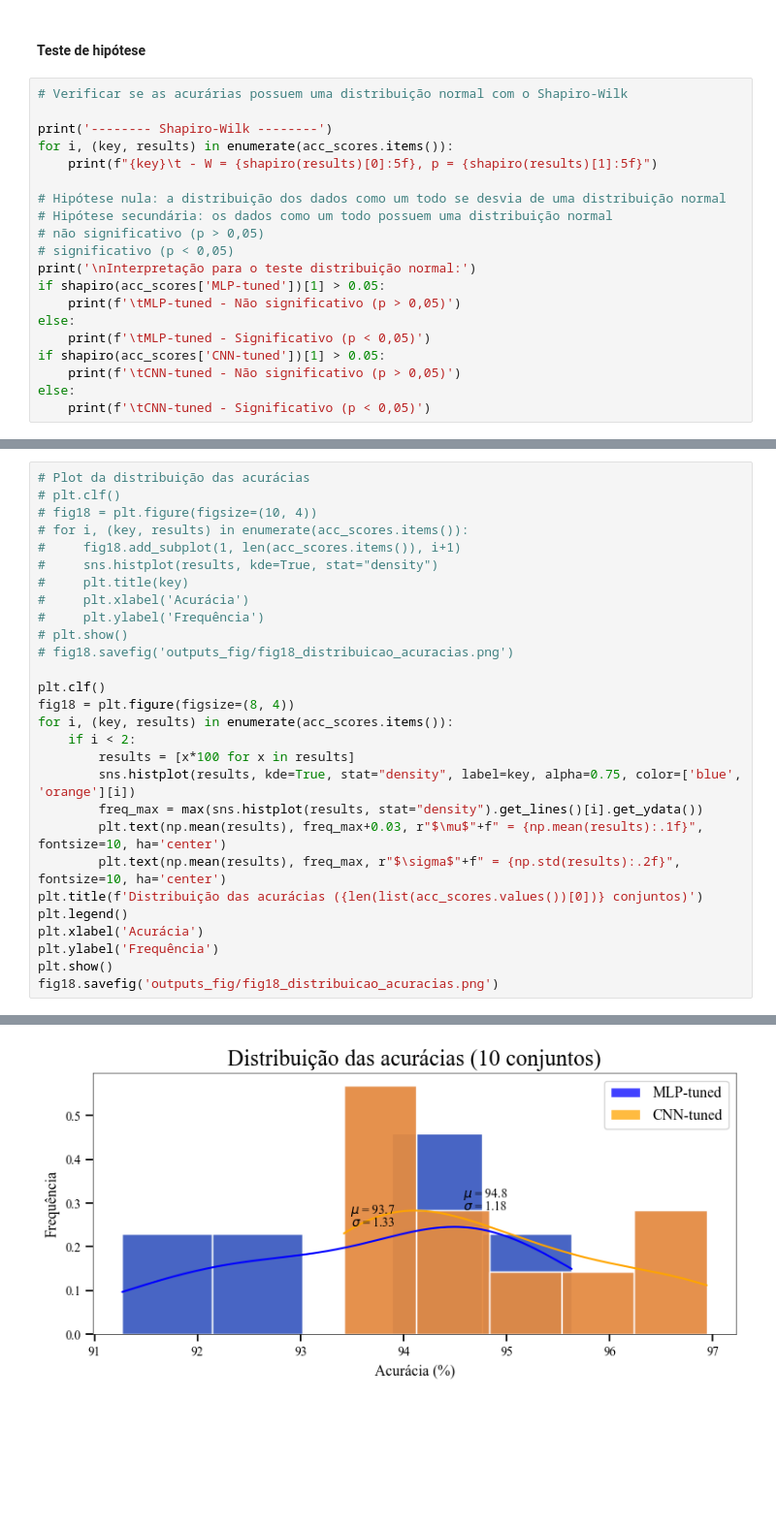
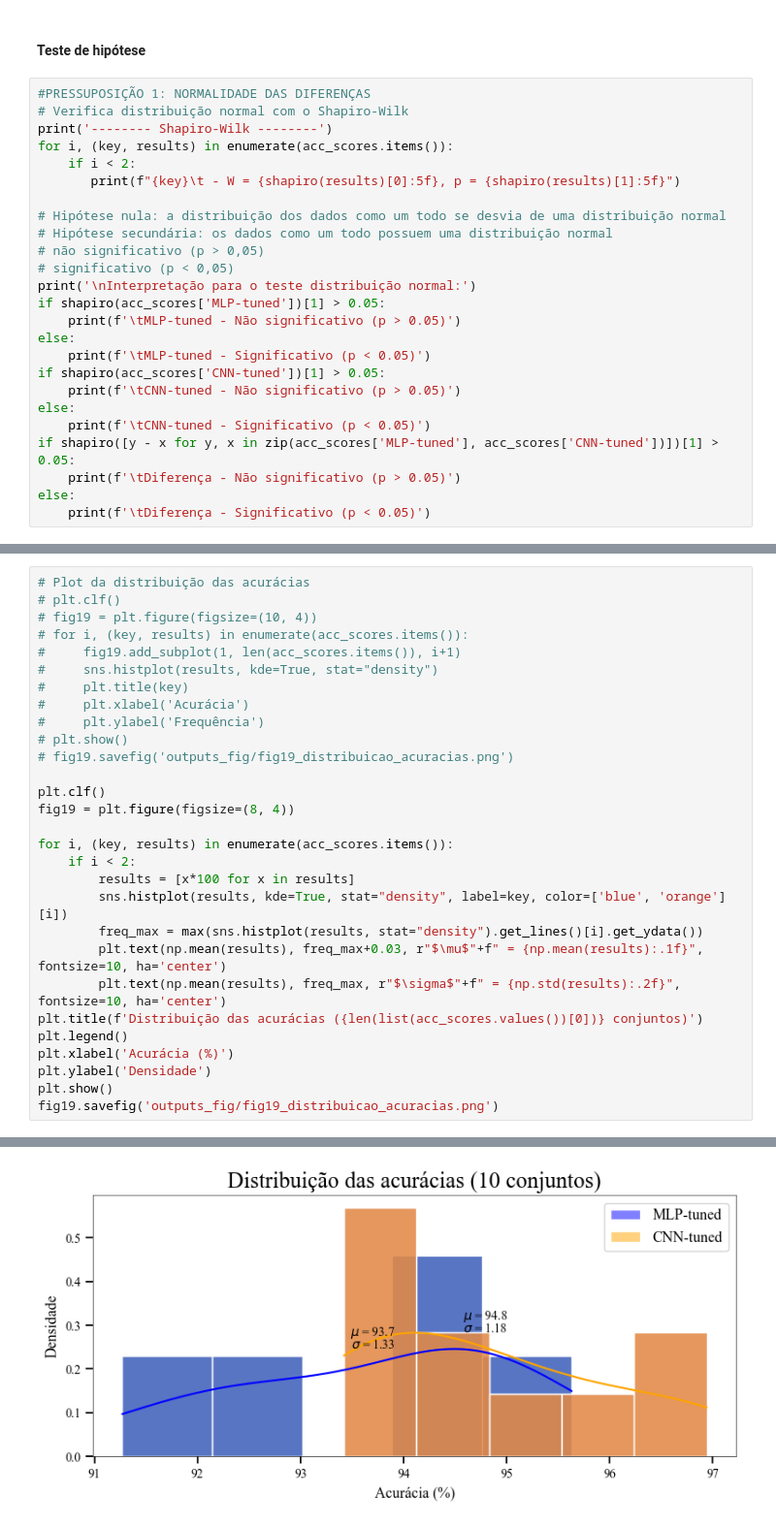
Before and after one commit to abner-lucas/EEG-Feature-Extraction-Classification, a Jupyter notebook: classification_wavelet.ipynb, the cells around one changed output, grey strips where cells are left out. Shown at 97% size. Cells and saved outputs as stored; diff of their text form; blank space fills up the shorter version.

```diff
--- a/classification_wavelet.ipynb
+++ b/classification_wavelet.ipynb
@@ -598,11 +598,12 @@ fig17.savefig('outputs_fig/fig17_acuracia_modelos.png')
 # %% [markdown]
 #### Teste de hipótese
 # %%
-# Verificar se as acurárias possuem uma distribuição normal com o Shapiro-Wilk
-
+#PRESSUPOSIÇÃO 1: NORMALIDADE DAS DIFERENÇAS
+# Verifica distribuição normal com o Shapiro-Wilk
 print('-------- Shapiro-Wilk --------')
 for i, (key, results) in enumerate(acc_scores.items()):
-    print(f"{key}\t - W = {shapiro(results)[0]:5f}, p = {shapiro(results)[1]:5f}")
+    if i < 2:
+       print(f"{key}\t - W = {shapiro(results)[0]:5f}, p = {shapiro(results)[1]:5f}")
 
 # Hipótese nula: a distribuição dos dados como um todo se desvia de uma distribuição normal
 # Hipótese secundária: os dados como um todo possuem uma distribuição normal
@@ -610,13 +611,17 @@ for i, (key, results) in enumerate(acc_scores.items()):
 # significativo (p < 0,05)
 print('\nInterpretação para o teste distribuição normal:')
 if shapiro(acc_scores['MLP-tuned'])[1] > 0.05:
-    print(f'\tMLP-tuned - Não significativo (p > 0,05)')
+    print(f'\tMLP-tuned - Não significativo (p > 0.05)')
 else:
-    print(f'\tMLP-tuned - Significativo (p < 0,05)')
+    print(f'\tMLP-tuned - Significativo (p < 0.05)')
 if shapiro(acc_scores['CNN-tuned'])[1] > 0.05:
-    print(f'\tCNN-tuned - Não significativo (p > 0,05)')
+    print(f'\tCNN-tuned - Não significativo (p > 0.05)')
 else:
-    print(f'\tCNN-tuned - Significativo (p < 0,05)')
+    print(f'\tCNN-tuned - Significativo (p < 0.05)')
+if shapiro([y - x for y, x in zip(acc_scores['MLP-tuned'], acc_scores['CNN-tuned'])])[1] > 0.05:
+    print(f'\tDiferença - Não significativo (p > 0.05)')
+else:
+    print(f'\tDiferença - Significativo (p < 0.05)')
 # %% [output]
 -------- Shapiro-Wilk --------
 MLP-tuned        - W = 0.938512, p = 0.536583
@@ -649,34 +671,35 @@ Interpretação para o teste distribuição normal:
 # %%
 # Plot da distribuição das acurácias
 # plt.clf()
-# fig18 = plt.figure(figsize=(10, 4))
+# fig19 = plt.figure(figsize=(10, 4))
 # for i, (key, results) in enumerate(acc_scores.items()):
-#     fig18.add_subplot(1, len(acc_scores.items()), i+1)
+#     fig19.add_subplot(1, len(acc_scores.items()), i+1)
 #     sns.histplot(results, kde=True, stat="density")
 #     plt.title(key)
 #     plt.xlabel('Acurácia')
 #     plt.ylabel('Frequência')
 # plt.show()
-# fig18.savefig('outputs_fig/fig18_distribuicao_acuracias.png')
+# fig19.savefig('outputs_fig/fig19_distribuicao_acuracias.png')
 
 plt.clf()
-fig18 = plt.figure(figsize=(8, 4))
+fig19 = plt.figure(figsize=(8, 4))
+
 for i, (key, results) in enumerate(acc_scores.items()):
     if i < 2:
         results = [x*100 for x in results]
-        sns.histplot(results, kde=True, stat="density", label=key, alpha=0.75, color=['blue', 'orange'][i])
+        sns.histplot(results, kde=True, stat="density", label=key, color=['blue', 'orange'][i])
         freq_max = max(sns.histplot(results, stat="density").get_lines()[i].get_ydata())
         plt.text(np.mean(results), freq_max+0.03, r"$\mu$"+f" = {np.mean(results):.1f}", fontsize=10, ha='center')
         plt.text(np.mean(results), freq_max, r"$\sigma$"+f" = {np.std(results):.2f}", fontsize=10, ha='center')
 plt.title(f'Distribuição das acurácias ({len(list(acc_scores.values())[0])} conjuntos)')
 plt.legend()
-plt.xlabel('Acurácia')
-plt.ylabel('Frequência')
+plt.xlabel('Acurácia (%)')
+plt.ylabel('Densidade')
 plt.show()
-fig18.savefig('outputs_fig/fig18_distribuicao_acuracias.png')
+fig19.savefig('outputs_fig/fig19_distribuicao_acuracias.png')
 # %% [output]
 <Figure size 640x480 with 0 Axes>
-[figure, old version]
+[figure, new version]
 # %%
 # Diferença entre os resultados
 diff = [y - x for y, x in zip(acc_scores['MLP-tuned'], acc_scores['CNN-tuned'])]
```
Also changed, not shown: parts of 6 cells of this notebook, 5 other files.
